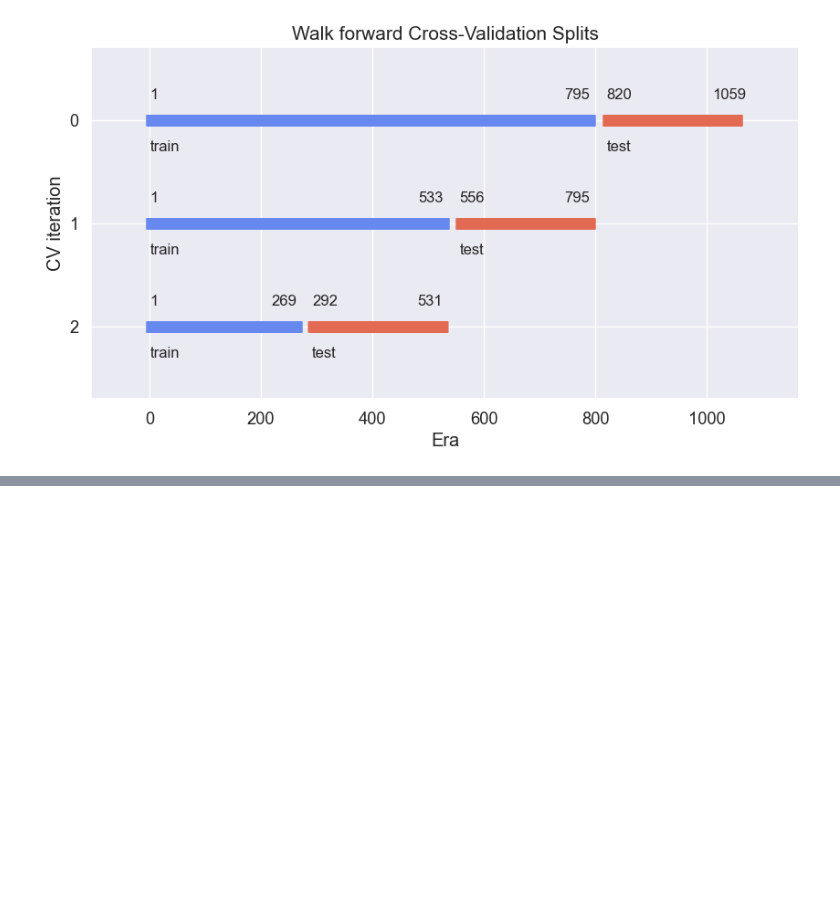
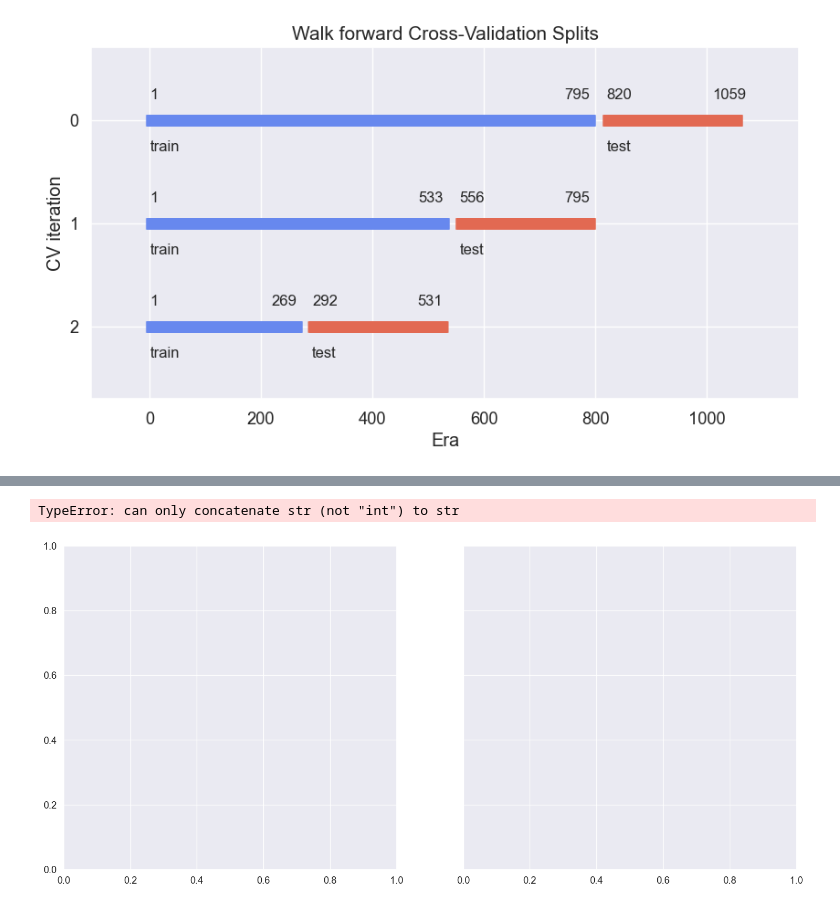
Before and after one commit to psvishnu91/numerai, a Jupyter notebook: numerai/utils_usage_examples/plotting-example.ipynb, the cells around one changed output, grey strips where cells are left out. Saved outputs shown, nothing was run; the diff lists cells and outputs as text; code cells hidden in the pictures; blank space fills up the shorter version.

Commit message:
renamed plotting example nb

```diff
--- a/numerai/utils_usage_examples/plot-cv-splits-example-usage.ipynb
+++ b/numerai/utils_usage_examples/plotting-example.ipynb
@@ -58,0 +66,11 @@ ut.plot_cv_split(
+# %%
+n = 8
+target = np.random.random((n,))*100
+pred_df = pd.DataFrame({
+    "era": ["era1", "era1", "era2", "era2", "era3", "era3", "era4", "era4"],
+    "pred_target_mdl1": target + np.random.random((n,))*15,
+    "pred_target_mdl2": target + np.random.random((n,))*10,
+    "pred_target_baseline": target + np.random.random((n,))*20,
+    "target": target,
+})
+pred_df.style.bar(color="lightblue")
@@ -58,0 +87,17 @@ ut.plot_cv_split(
+# %%
+fig, summary_df = ut.compare_models_with_baseline(
+    pred_df,
+    competitor_predcols=["pred_target_mdl1", "pred_target_mdl2"],
+    baseline_col="pred_target_baseline",
+    target_col="target",
+    to_plot=True,
+    plot_erabinsz=2,
+    to_refmt_predcols=False,
+    era_col="era",
+)
+ut.fmt_metrics_df(
+    summary_df[["corr2", "sharpe", "corr2_prop_increase", "sharpe_prop_increase"]]
+)
+# %% [output]
+TypeError: can only concatenate str (not "int") to str
+[figure, added]
```
Also changed, not shown: parts of 4 cells of this notebook, 1 other file.
